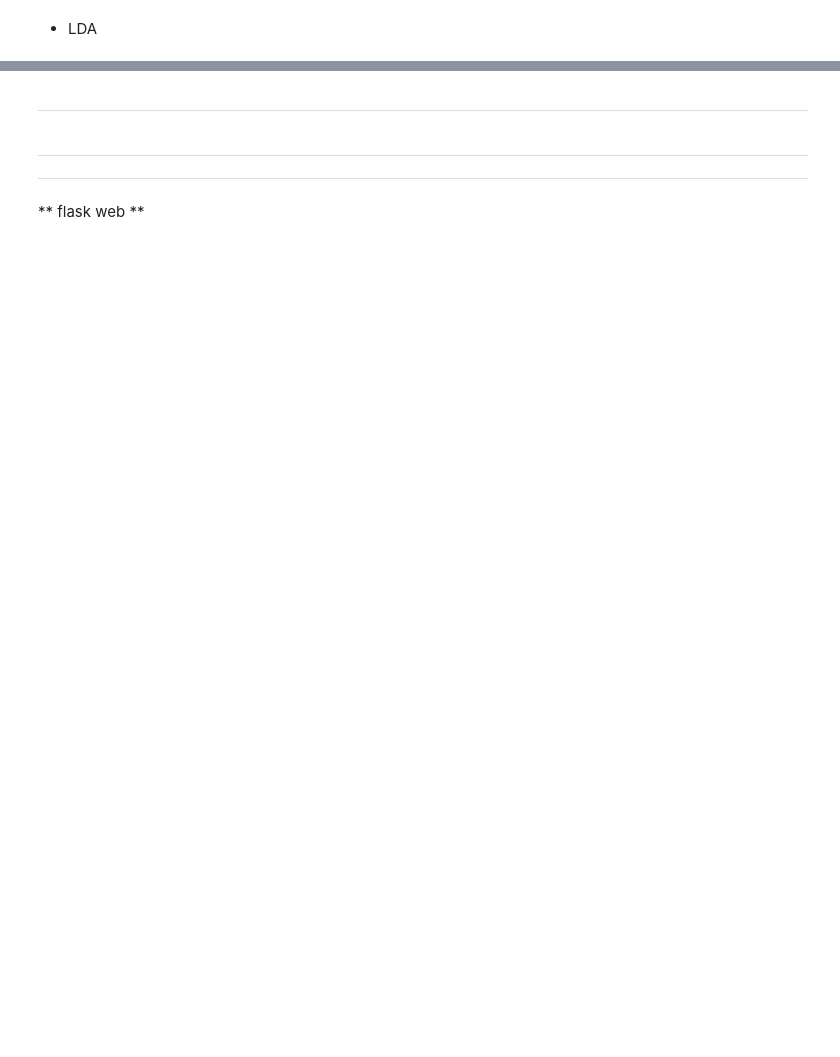
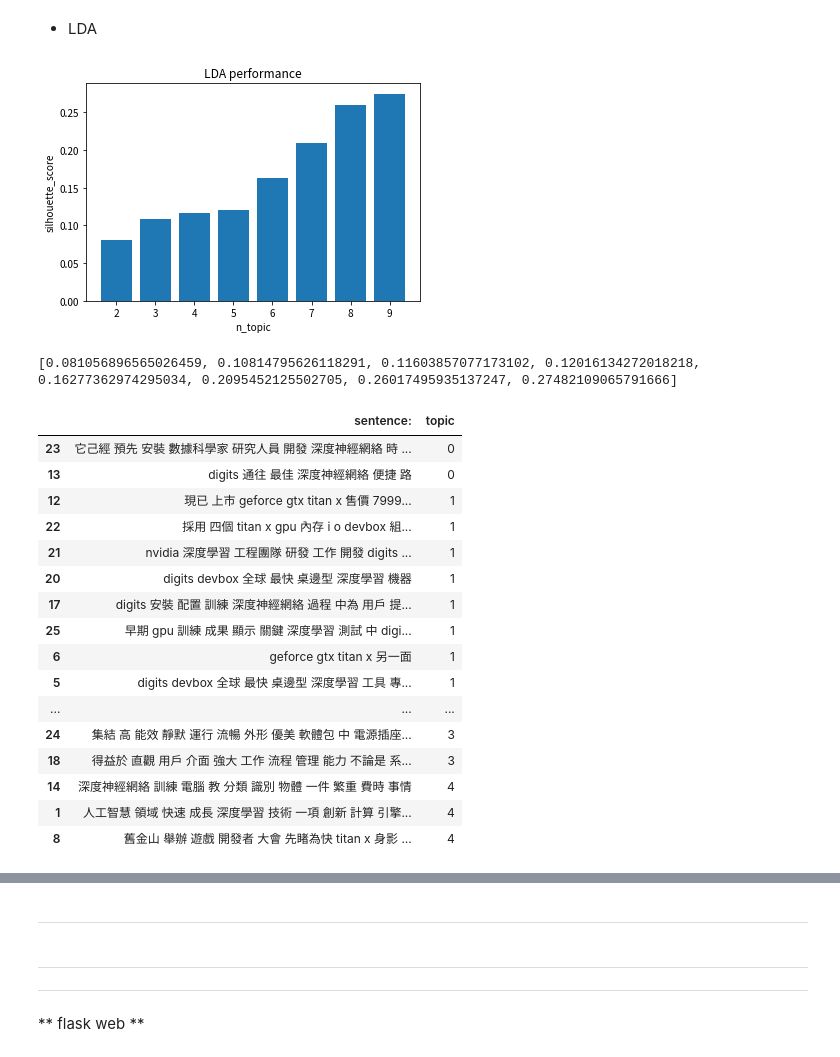
Before and after one commit to Backlu/textmining, a Jupyter notebook: textmining_v2.ipynb, the cells around one changed output, grey strips where cells are left out. Drawn from its saved outputs; the diff is of its cells as text; code cells hidden in the pictures; blank space fills up the shorter version.

```diff
--- a/textmining_v2.ipynb
+++ b/textmining_v2.ipynb
@@ -113,8 +129,6 @@ stpwrd_dic = open(stpwrdpath, 'r')
 stpwrd_content = stpwrd_dic.read()
 stpwrdlst = stpwrd_content.splitlines()
 stpwrd_dic.close()
-
-jieba.analyse.set_stop_words(stpwrdpath)
 # %%
 def sort2list(list1, list2):
     list1, list2 = (list(t) for t in zip(*sorted(zip(list1, list2),reverse=True)))
@@ -376,0 +279,4 @@ print(', '.join(list(dl_df['words'][docid])))
+# %%
+keywords_predefined = ['nvidia', 'geforce', 'gtx', 'titan', '深度學習','訓練系統','devbox']
+#keywords_predefined = '好不好','把它','重點是','我們要','你要','你去','策略','目的','function','負責','風險','注意','生意','生意模式','marketing','經營','價值','目標','target','我要','給我','我們','可以','你現在','我就可以','營收','計畫','投資','錢','賣錢','賺錢','有錢','數字','百','億','找一個','那個','所以','所以呢','經管','政府','smart','smart office','infocus','夏普','sharp','專注','核心競爭力','董事長','terry','CEO','老大','富士康','AI','Deep learning','IoT','工業4.0','要不要','有沒有','可不可以','媽的','管你','禮拜幾','要要','然後','KPI','某些人名','schedule','追','大概','結論','大概就是這樣'
+keywords_predefined = list(map(lambda x:x.upper(), keywords_predefined))
@@ -378,8 +297,4 @@ print(', '.join(list(dl_df['words'][docid])))
 ** 2. extract key words **
 # %% [markdown]
  - TF-IDF (IDF: 100篇read01的深度學習文章)
-# %%
-keywords_predefined = ['NVIDIA', '黃仁勛', 'GPU', '深度學習']
-
-#keywords_predefined = '好不好','把它','重點是','我們要','你要','你去','策略','目的','function','負責','風險','注意','生意','生意模式','marketing','經營','價值','目標','target','我要','給我','我們','可以','你現在','我就可以','營收','計畫','投資','錢','賣錢','賺錢','有錢','數字','百','億','找一個','那個','所以','所以呢','經管','政府','smart','smart office','infocus','夏普','sharp','專注','核心競爭力','董事長','terry','CEO','老大','富士康','AI','Deep learning','IoT','工業4.0','要不要','有沒有','可不可以','媽的','管你','禮拜幾','要要','然後','KPI','某些人名','schedule','追','大概','結論','大概就是這樣'
 # %%
@@ -530,53 +642,94 @@ plt.title('pca+tsne')
 - LDA
 # %%
 topic_num = 5
-doc = dl_df['doc_tmp'][13]
+doc = dl_df['doc'][13]
 paragraph = doc.split('\n')
 
 paragraph_cutstrlist=[]
 for p in paragraph:
     if p =='...':
         continue
-    p_cut = jieba.cut(p)
+    #p_cut = jieba.cut(p)
+    p_cut = [_.lower() for _ in jieba.cut(p) if _ not in punct and _ not in stpwrdlst]
     p_cut_str = ' '.join(p_cut)
     paragraph_cutstrlist.append(p_cut_str)
 
 
-cntVector = CountVectorizer(stop_words=stpwrdlst)
+cntVector = CountVectorizer()
 cntTf = cntVector.fit_transform(paragraph_cutstrlist)
 fea = cntVector.get_feature_names()
-lda = LatentDirichletAllocation(n_topics=topic_num,
-                                learning_offset=50.,
-                                random_state=0)
+vec_kw =cntTf.toarray().transpose()
+#vec_kw = [list(dl_w2v_model[w.lower()]) if w in dl_w2v_model else [0]*dl_w2v_model.vector_size for w in fea ]
+
+silhouette_avgs = []
+ks = range(2, 10)
+for k in ks:
+    lda = LatentDirichletAllocation(n_topics=k,learning_method='batch')
+    docres = lda.fit_transform(cntTf)
+    label = list(map(lambda x: np.argmax(x), list(zip(*lda.components_))))
+    silhouette_avg = metrics.silhouette_score(np.array(vec_kw), label)
+    silhouette_avgs.append(silhouette_avg)
+plt.bar(ks, silhouette_avgs)
+plt.title('LDA performance')
+plt.ylabel('silhouette_score')
+plt.xlabel('n_topic')
+plt.show()
+print(silhouette_avgs)
+
+
+lda = LatentDirichletAllocation(n_topics=topic_num,learning_method='batch')
 docres = lda.fit_transform(cntTf)
+label = list(map(lambda x: np.argmax(x), list(zip(*lda.components_))))
+silhouette_avg_ = metrics.silhouette_score(np.array(vec_kw), label)
+
 
 topiclist = np.argmax(docres, axis=1)
 doc_topic = pd.DataFrame({ 'sentence:':paragraph_cutstrlist,'topic':topiclist})
 display(doc_topic.sort_values(by='topic'))
 
 
 lda_kwlist= []
 for i in lda.components_:
     kw, weight = sort2list(i, fea)
     lda_kwlist.append(list(zip(kw,weight)))
 topic_kw = pd.DataFrame(lda_kwlist)
 topic_kw = topic_kw.transpose()
 display(topic_kw[:6])
 
 
 for i in range(topic_num):
     kw_y, kw_x,  = zip(*topic_kw[i])
     kw_y = list(map(lambda x: float('%.3f'% x),kw_y))
 
     plt.figure(figsize=(13,6))
     xtmp=range(len(kw_y[:40]))
     barlist = plt.bar(xtmp, kw_y[:40], label='tfidf')
     plt.bar(xtmp, tfidf_df['tf'][:40], label='tf')
     plt.xticks(xtmp, kw_x[:40],rotation=60, fontsize=12)
     plt.legend()
     plt.title('topic {n}'.format(n=i))
     #plt.ylim(0,0.4)
 
     for idx, kw in enumerate(kw_x[:40]):
         if kw.upper() in keywords_predefined:
             barlist[idx].set_color('r')
+# %% [output]
+[figure, added]
+[0.081056896565026459, 0.10814795626118291, 0.11603857077173102, 0.12016134272018218, 0.16277362974295034, 0.2095452125502705, 0.26017495935137247, 0.27482109065791666]
+|  | sentence: | topic |
+| 23 | 它己經 預先 安裝 數據科學家 研究人員 開發 深度神經網絡 時 ... | 0 |
+| 13 | digits 通往 最佳 深度神經網絡 便捷 路 | 0 |
+| 12 | 現已 上市 geforce gtx titan x 售價 7999... | 1 |
+| 22 | 採用 四個 titan x gpu 內存 i o devbox 組... | 1 |
+| 21 | nvidia 深度學習 工程團隊 研發 工作 開發 digits ... | 1 |
+| 20 | digits devbox 全球 最快 桌邊型 深度學習 機器 | 1 |
+| 17 | digits 安裝 配置 訓練 深度神經網絡 過程 中為 用戶 提... | 1 |
+| 25 | 早期 gpu 訓練 成果 顯示 關鍵 深度學習 測試 中 digi... | 1 |
+| 6 | geforce gtx titan x 另一面 | 1 |
+| 5 | digits devbox 全球 最快 桌邊型 深度學習 工具 專... | 1 |
+| ... | ... | ... |
+| 24 | 集結 高 能效 靜默 運行 流暢 外形 優美 軟體包 中 電源插座... | 3 |
+| 18 | 得益於 直觀 用戶 介面 強大 工作 流程 管理 能力 不論是 系... | 3 |
+| 14 | 深度神經網絡 訓練 電腦 教 分類 識別 物體 一件 繁重 費時 事情 | 4 |
+| 1 | 人工智慧 領域 快速 成長 深度學習 技術 一項 創新 計算 引擎... | 4 |
+| 8 | 舊金山 舉辦 遊戲 開發者 大會 先睹為快 titan x 身影 ... | 4 |
```
Also changed, not shown: parts of 16 cells of this notebook.
